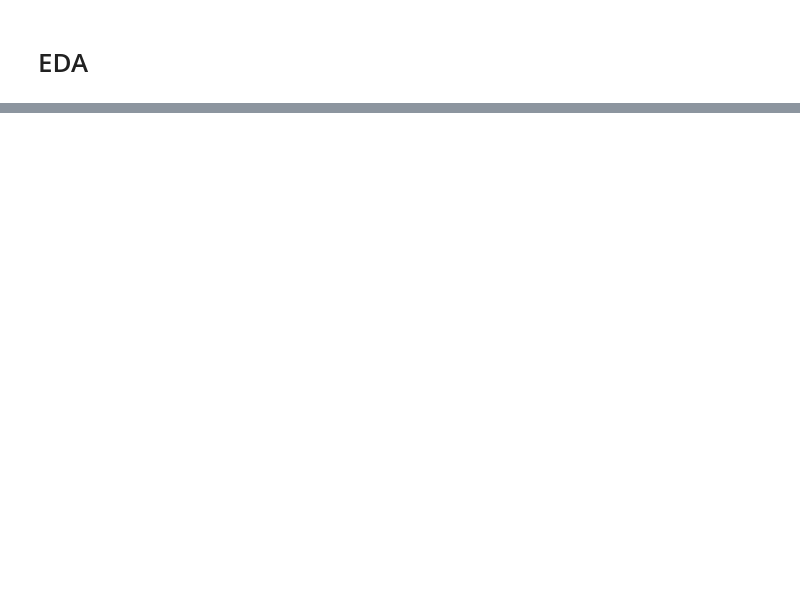
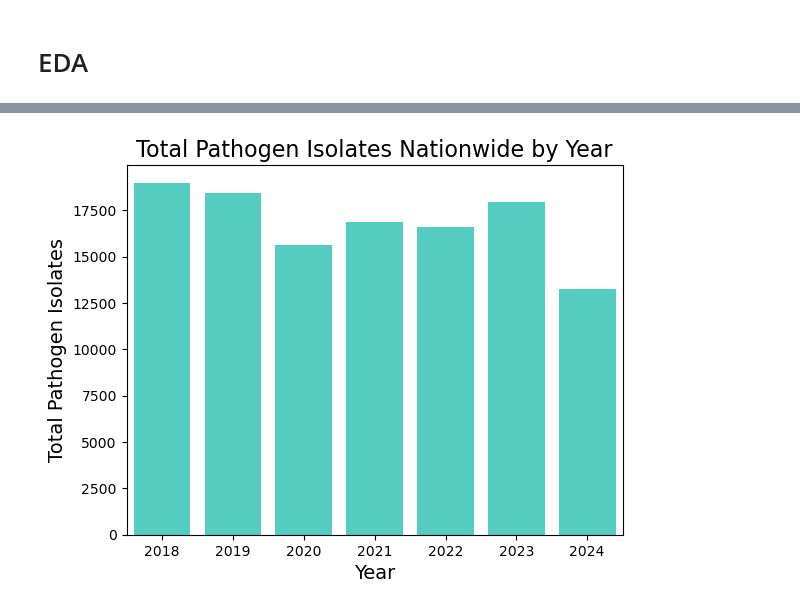
Before and after one commit to NikkiLa1/DS-5610-EDA-Final, a Jupyter notebook: EDA Code.ipynb, the cells around one changed output, grey strips where cells are left out. Drawn from its saved outputs; the diff is of its cells as text; code cells hidden in the pictures; blank space fills up the shorter version.

Commit message:
added 4 visualizations (num cases per year, per month, per quarter, per source type)

```diff
--- a/EDA Code.ipynb
+++ b/EDA Code.ipynb
@@ -161,2 +162,4 @@ merged_df.head()
 # %%
 counts_per_year = merged_df.groupby(['year', 'pathogen']).size().unstack(fill_value=0)
+counts_per_year['Total'] = counts_per_year['Campylobacter'] + counts_per_year['STEC'] + counts_per_year['Salmonella'] + counts_per_year['Shigella'] + counts_per_year['Vibrio']
+counts_per_year.head()
@@ -162,0 +174,9 @@ counts_per_year = merged_df.groupby(['year', 'pathogen']).size().unstack(fill_va
+# %%
+# visualizing total pathogen isolates nationwide by year
+sns.barplot(x='year', y='Total', data=counts_per_year, color='turquoise')
+plt.title('Total Pathogen Isolates Nationwide by Year', fontsize = 16)
+plt.xlabel('Year', fontsize = 14)
+plt.ylabel('Total Pathogen Isolates', fontsize = 14)
+plt.show()
+# %% [output]
+[figure, added]
```
Also changed, not shown: parts of 19 cells of this notebook.
